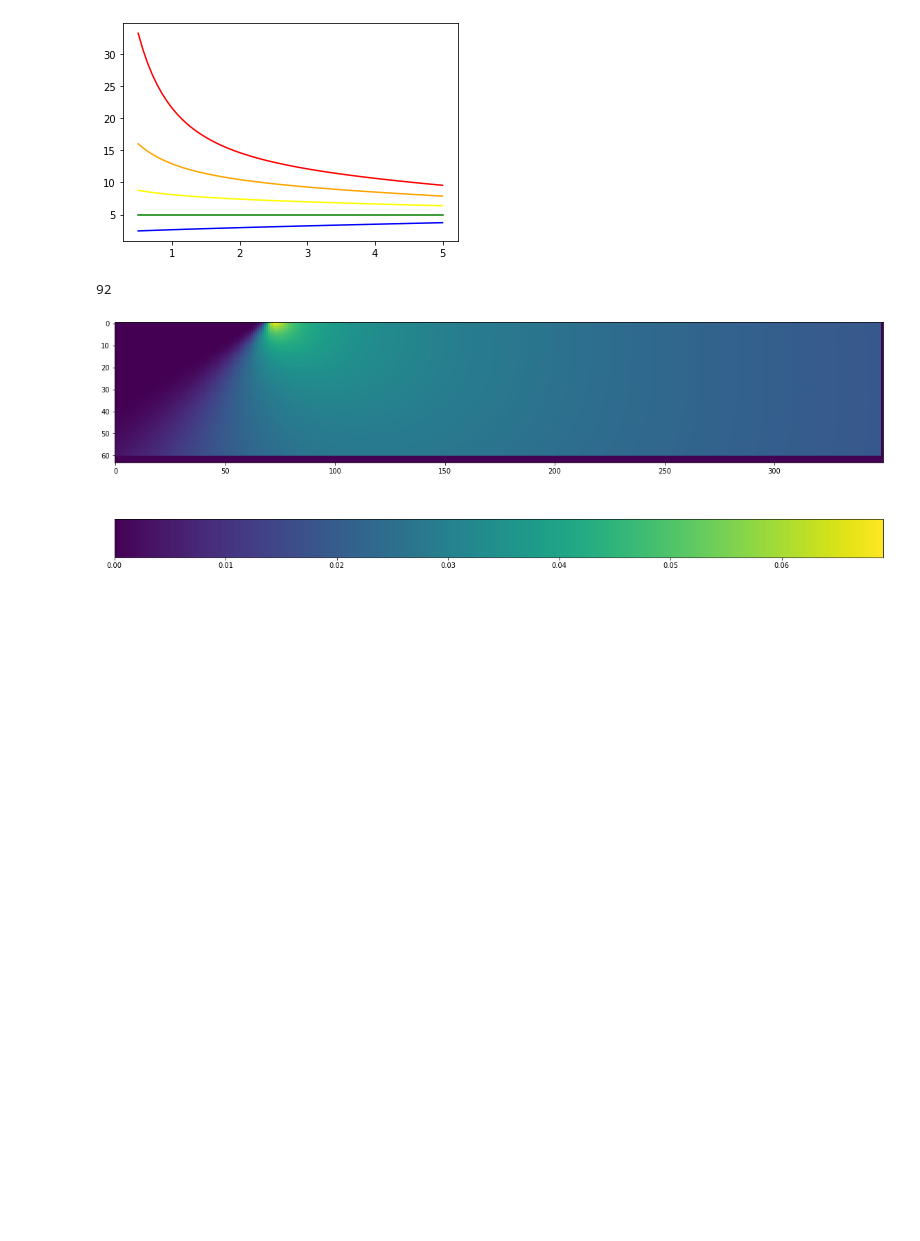
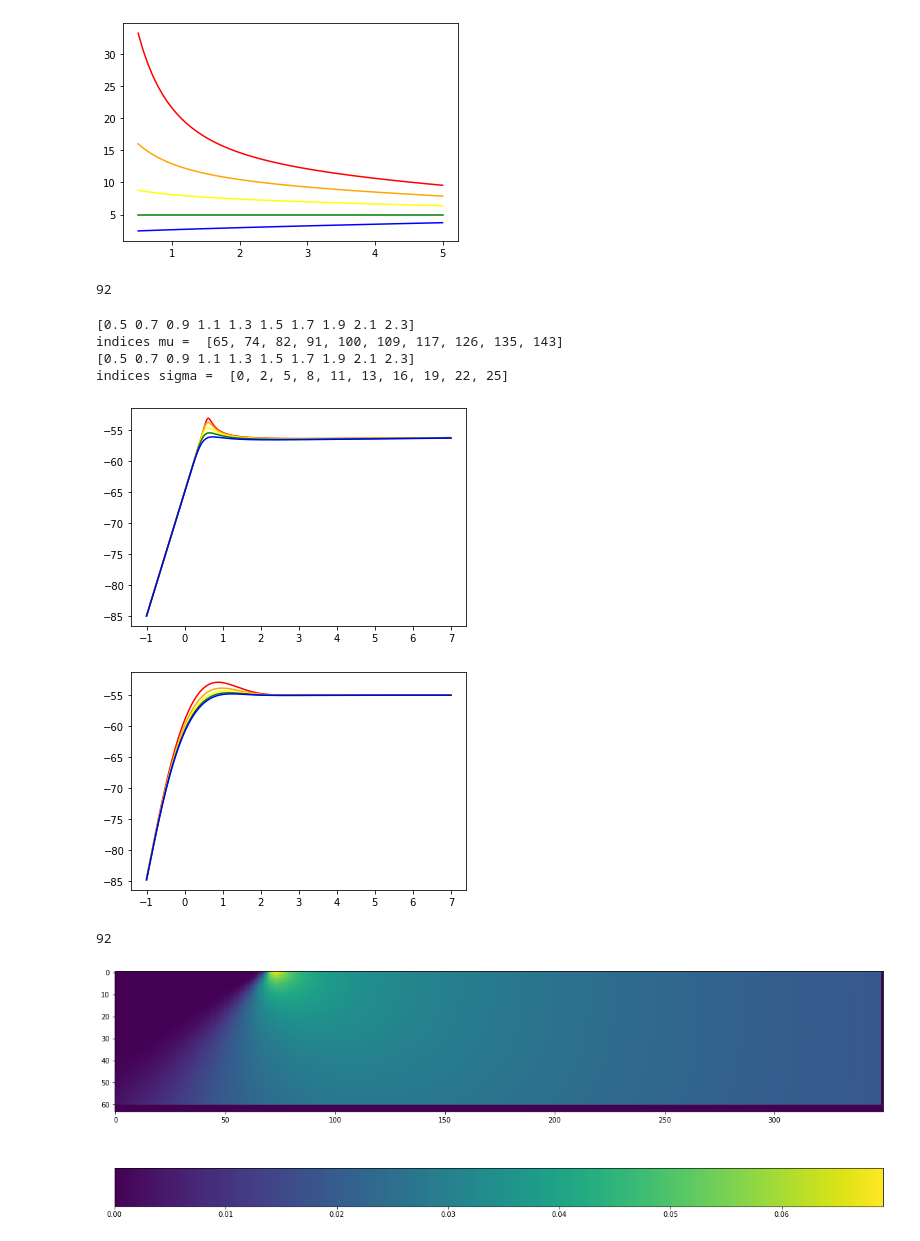
Before and after one commit to lenasal/neurolib, a Jupyter notebook: simp/f.ipynb, the cells around one changed output. Cells and saved outputs as stored; diff of their text form; code cells hidden in the pictures; blank space fills up the shorter version.

```diff
--- a/simp/f.ipynb
+++ b/simp/f.ipynb
@@ -233,6 +233,57 @@ indices mu =  [65, 74, 82, 91, 100, 109, 117, 126, 135, 143]
 [figure]
 [figure]
 92
+# %%
+def V_func(mu, sigma):
+    y_scale1 = 30.
+    mu_shift1 = 1.
+    y_shift = -85.
+    y_scale2 = 2.
+    mu_shift2 = 0.5
+    return y_shift + y_scale1 * np.tanh( mu + mu_shift1 ) + y_scale2 * np.exp( - ( mu - mu_shift2 )**2 ) / sigma
+
+mu = np.arange(0.5, 2.5, 0.2)
+print(mu)
+ind_mu = []
+for m in mu:
+    ind_mu.append(getindex(a.params.Irange[0], a.params.Irange[-1], len(a.params.Irange), m) )
+print("indices mu = ", ind_mu)
+
+sigma = np.arange(0.5, 2.5, 0.2)
+print(sigma)
+ind_sigma = []
+for s in sigma:
+    ind_sigma.append(getindex(a.params.sigmarange[0], a.params.sigmarange[-1], len(a.params.sigmarange), s) )
+print("indices sigma = ", ind_sigma)
+
+plt.plot(a.params.Irange, a.params.precalc_V[:,ind_sigma[0]], color = "red")
+plt.plot(a.params.Irange, a.params.precalc_V[:,ind_sigma[1]], color = "orange")
+plt.plot(a.params.Irange, a.params.precalc_V[:,ind_sigma[2]], color = "yellow")
+plt.plot(a.params.Irange, a.params.precalc_V[:,ind_sigma[3]], color = "green")
+plt.plot(a.params.Irange, a.params.precalc_V[:,ind_sigma[4]], color = "blue")
+plt.show()
+
+#plt.plot(a.params.Irange, a.params.precalc_r[:, index_sigma_+45])
+#plt.plot(a.params.Irange, a.params.precalc_r[:, index_sigma_-15])
+plt.plot(a.params.Irange, V_func(a.params.Irange, sigma[0]), color = "red" )
+plt.plot(a.params.Irange, V_func(a.params.Irange, sigma[1]), color = "orange" )
+plt.plot(a.params.Irange, V_func(a.params.Irange, sigma[2]), color = "yellow" )
+plt.plot(a.params.Irange, V_func(a.params.Irange, sigma[3]), color = "green" )
+plt.plot(a.params.Irange, V_func(a.params.Irange, sigma[4]), color = "blue" )
+plt.show()
+
+for m in range(len(a.params.Irange)):
+    if a.params.precalc_tau_mu[m,0] < a.params.precalc_tau_mu[m,-1]:
+        print(m)
+        break
+# %% [output]
+[0.5 0.7 0.9 1.1 1.3 1.5 1.7 1.9 2.1 2.3]
+indices mu =  [65, 74, 82, 91, 100, 109, 117, 126, 135, 143]
+[0.5 0.7 0.9 1.1 1.3 1.5 1.7 1.9 2.1 2.3]
+indices sigma =  [0, 2, 5, 8, 11, 13, 16, 19, 22, 25]
+[figure, added]
+[figure, added]
+92
 # %%
 plt.figure(figsize=(20,10))
 plt.imshow(gradient_r[:,:,0].T)
```
Also changed, not shown: 6 other files.
